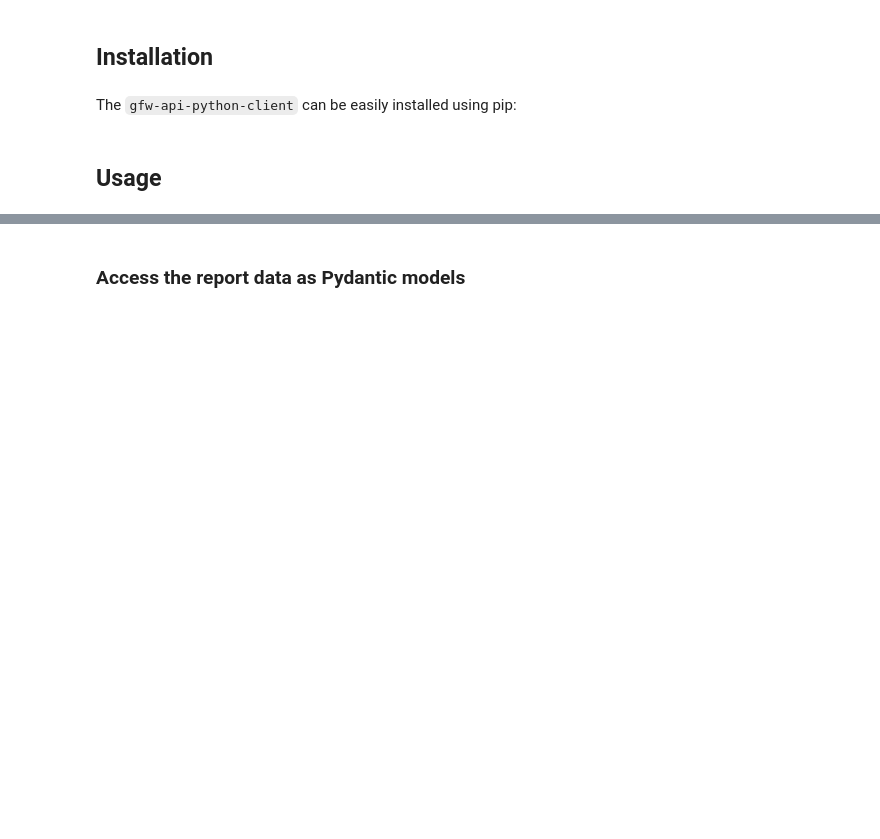
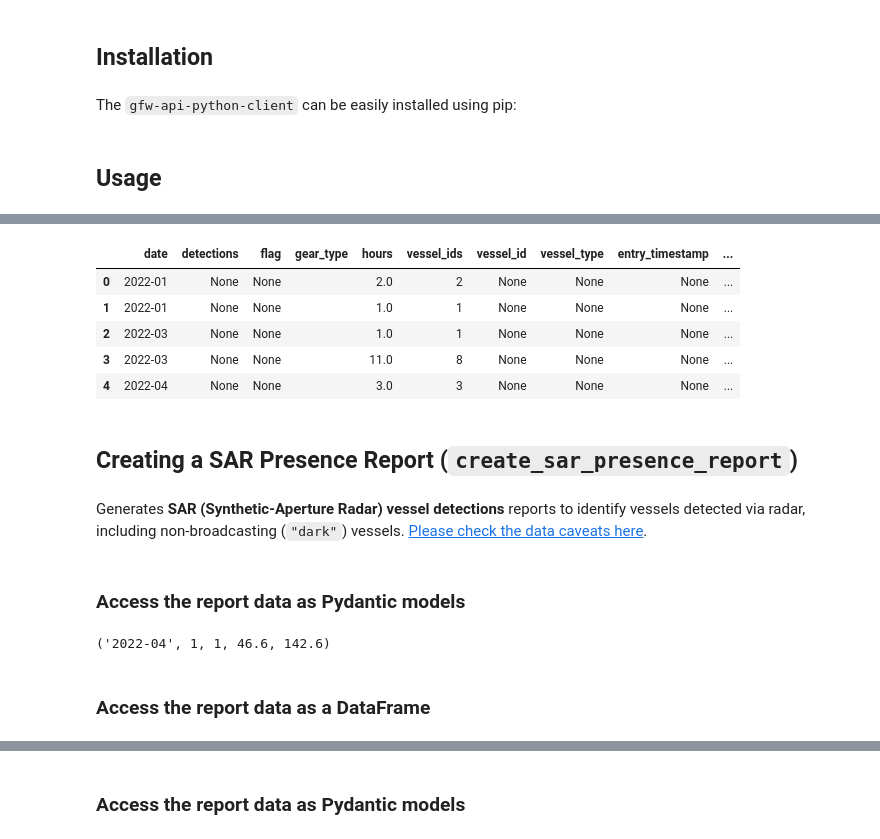
Before and after one commit to GlobalFishingWatch/gfw-api-python-client, a Jupyter notebook: notebooks/usage-guides/4wings-api.ipynb, the cells around one changed output, grey strips where cells are left out. Saved outputs shown, nothing was run; the diff lists cells and outputs as text; code cells hidden in the pictures; blank space fills up the shorter version.

```diff
--- a/notebooks/usage-guides/4wings-api.ipynb
+++ b/notebooks/usage-guides/4wings-api.ipynb
@@ -34,0 +85,12 @@ gfw_client = gfw.Client(
+# %%
+ais_presence_report_result = await gfw_client.fourwings.create_ais_presence_report(
+    spatial_resolution="LOW",
+    temporal_resolution="MONTHLY",
+    group_by="GEARTYPE",
+    start_date="2022-01-01",
+    end_date="2022-05-01",
+    region={
+        "dataset": "public-eez-areas",
+        "id": "5690",
+    },
+)
@@ -34,0 +115,15 @@ gfw_client = gfw.Client(
+# %%
+ais_presence_report_df = ais_presence_report_result.df()
+# %%
+ais_presence_report_df.head()
+# %% [output]
+|  | date | detections | flag | gear_type | hours | vessel_ids | vessel_id | vessel_type | entry_timestamp | ... |
+| 0 | 2022-01 | None | None |  | 2.0 | 2 | None | None | None | ... |
+| 1 | 2022-01 | None | None |  | 1.0 | 1 | None | None | None | ... |
+| 2 | 2022-03 | None | None |  | 1.0 | 1 | None | None | None | ... |
+| 3 | 2022-03 | None | None |  | 11.0 | 8 | None | None | None | ... |
+| 4 | 2022-04 | None | None |  | 3.0 | 3 | None | None | None | ... |
+# %% [markdown]
+## Creating a SAR Presence Report (`create_sar_presence_report`)
+# %% [markdown]
+Generates **SAR (Synthetic-Aperture Radar) vessel detections** reports to identify vessels detected via radar, including non-broadcasting (`"dark"`) vessels. [Please check the data caveats here](https://globalfishingwatch.org/our-apis/documentation#sar-vessel-detections-data-caveats).
@@ -34,0 +142,2 @@ gfw_client = gfw.Client(
+# %% [markdown]
+### Access the report data as Pydantic models
@@ -34,0 +148,12 @@ gfw_client = gfw.Client(
+# %%
+(
+    sar_presence_report_item.date,
+    sar_presence_report_item.detections,
+    sar_presence_report_item.vessel_ids,
+    sar_presence_report_item.lat,
+    sar_presence_report_item.lon,
+)
+# %% [output]
+('2022-04', 1, 1, 46.6, 142.6)
+# %% [markdown]
+### Access the report data as a DataFrame
```
Also changed, not shown: parts of 27 cells of this notebook, 2 other files.
